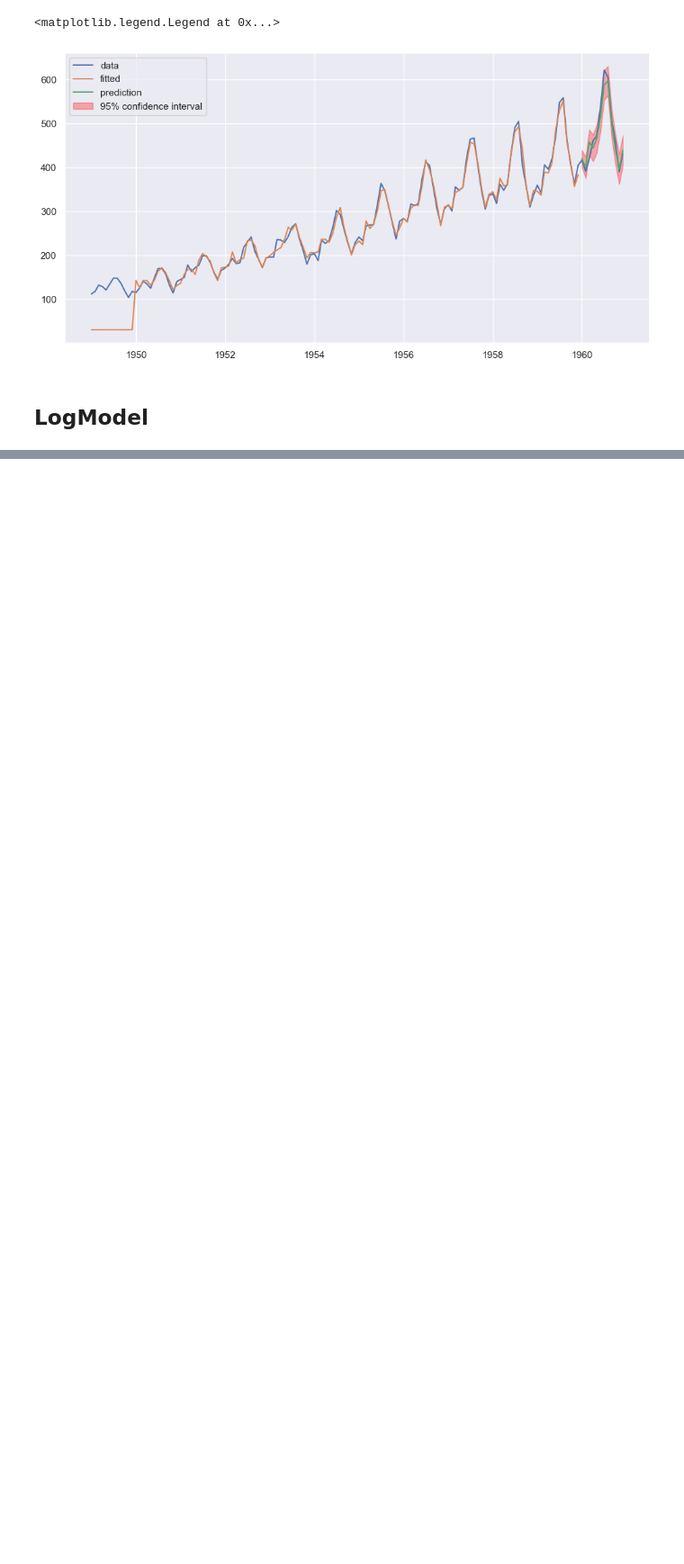
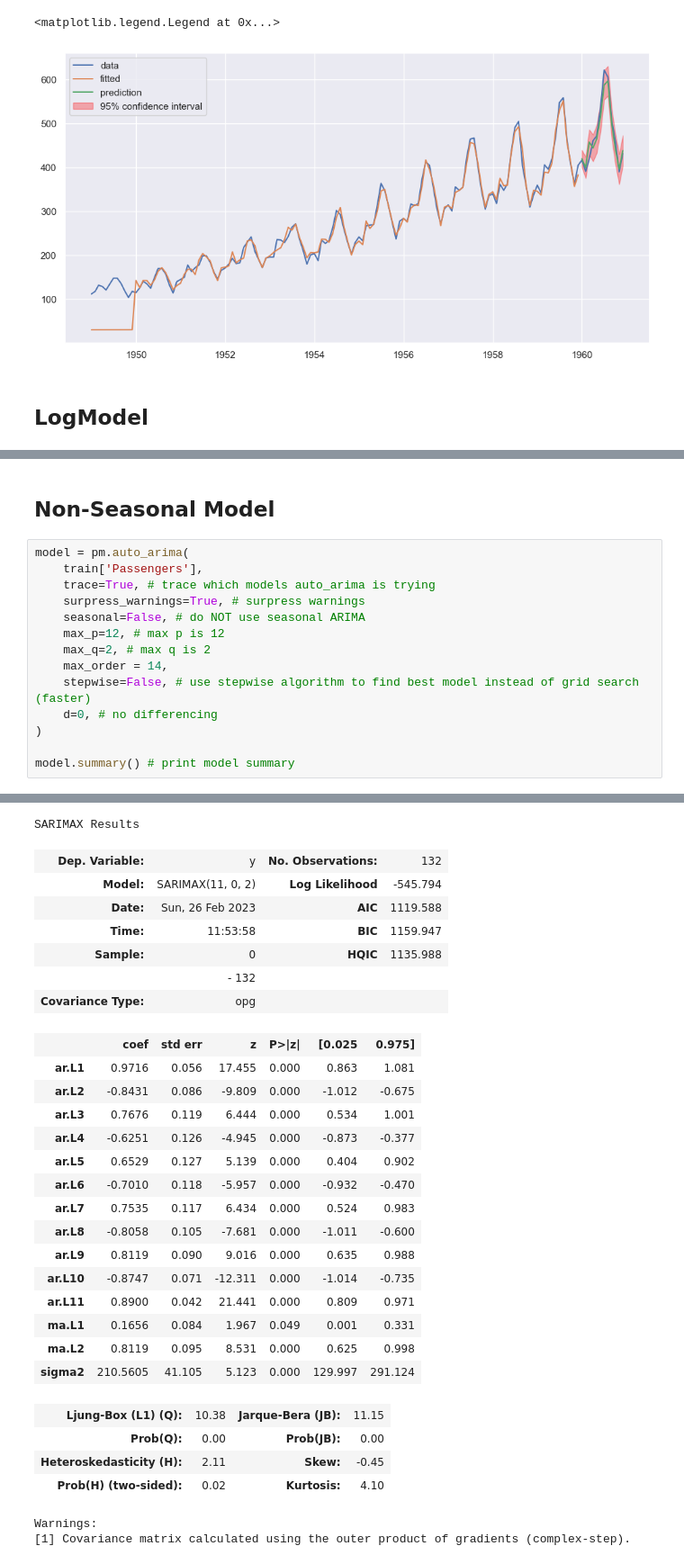
Before and after one commit to AndreiRoibu/AIforFinancialEngineering, a Jupyter notebook: TimeSeriesAnalysis/ARIMAmodels/AutoARIMA.ipynb, the cells around one changed output, grey strips where cells are left out. Shown: that part at 90% size. Drawn from its saved outputs; the diff is of its cells as text; blank space fills up the shorter version.

```diff
--- a/TimeSeriesAnalysis/ARIMAmodels/AutoARIMA.ipynb
+++ b/TimeSeriesAnalysis/ARIMAmodels/AutoARIMA.ipynb
@@ -147,0 +192,17 @@ ax.legend()
+# %% [markdown]
+## Non-Seasonal Model
+# %%
+model = pm.auto_arima(
+    train['Passengers'],
+    trace=True, # trace which models auto_arima is trying
+    surpress_warnings=True, # surpress warnings
+    seasonal=False, # do NOT use seasonal ARIMA
+    max_p=12, # max p is 12
+    max_q=2, # max q is 2
+    max_order = 14,
+    stepwise=False, # use stepwise algorithm to find best model instead of grid search (faster)
+    d=0, # no differencing
+)
+
+model.summary() # print model summary
+# %% [output]
@@ -147,0 +226,29 @@ ax.legend()
+SARIMAX Results
+| Dep. Variable: | y | No. Observations: | 132 |
+| Model: | SARIMAX(11, 0, 2) | Log Likelihood | -545.794 |
+| Date: | Sun, 26 Feb 2023 | AIC | 1119.588 |
+| Time: | 11:53:58 | BIC | 1159.947 |
+| Sample: | 0 | HQIC | 1135.988 |
+|  | - 132 |  |  |
+| Covariance Type: | opg |  |  |
+|  | coef | std err | z | P>|z| | [0.025 | 0.975] |
+| ar.L1 | 0.9716 | 0.056 | 17.455 | 0.000 | 0.863 | 1.081 |
+| ar.L2 | -0.8431 | 0.086 | -9.809 | 0.000 | -1.012 | -0.675 |
+| ar.L3 | 0.7676 | 0.119 | 6.444 | 0.000 | 0.534 | 1.001 |
+| ar.L4 | -0.6251 | 0.126 | -4.945 | 0.000 | -0.873 | -0.377 |
+| ar.L5 | 0.6529 | 0.127 | 5.139 | 0.000 | 0.404 | 0.902 |
+| ar.L6 | -0.7010 | 0.118 | -5.957 | 0.000 | -0.932 | -0.470 |
+| ar.L7 | 0.7535 | 0.117 | 6.434 | 0.000 | 0.524 | 0.983 |
+| ar.L8 | -0.8058 | 0.105 | -7.681 | 0.000 | -1.011 | -0.600 |
+| ar.L9 | 0.8119 | 0.090 | 9.016 | 0.000 | 0.635 | 0.988 |
+| ar.L10 | -0.8747 | 0.071 | -12.311 | 0.000 | -1.014 | -0.735 |
+| ar.L11 | 0.8900 | 0.042 | 21.441 | 0.000 | 0.809 | 0.971 |
+| ma.L1 | 0.1656 | 0.084 | 1.967 | 0.049 | 0.001 | 0.331 |
+| ma.L2 | 0.8119 | 0.095 | 8.531 | 0.000 | 0.625 | 0.998 |
+| sigma2 | 210.5605 | 41.105 | 5.123 | 0.000 | 129.997 | 291.124 |
+| Ljung-Box (L1) (Q): | 10.38 | Jarque-Bera (JB): | 11.15 |
+| Prob(Q): | 0.00 | Prob(JB): | 0.00 |
+| Heteroskedasticity (H): | 2.11 | Skew: | -0.45 |
+| Prob(H) (two-sided): | 0.02 | Kurtosis: | 4.10 |
+Warnings:
+[1] Covariance matrix calculated using the outer product of gradients (complex-step).
```
Also changed, not shown: parts of 9 cells of this notebook.
